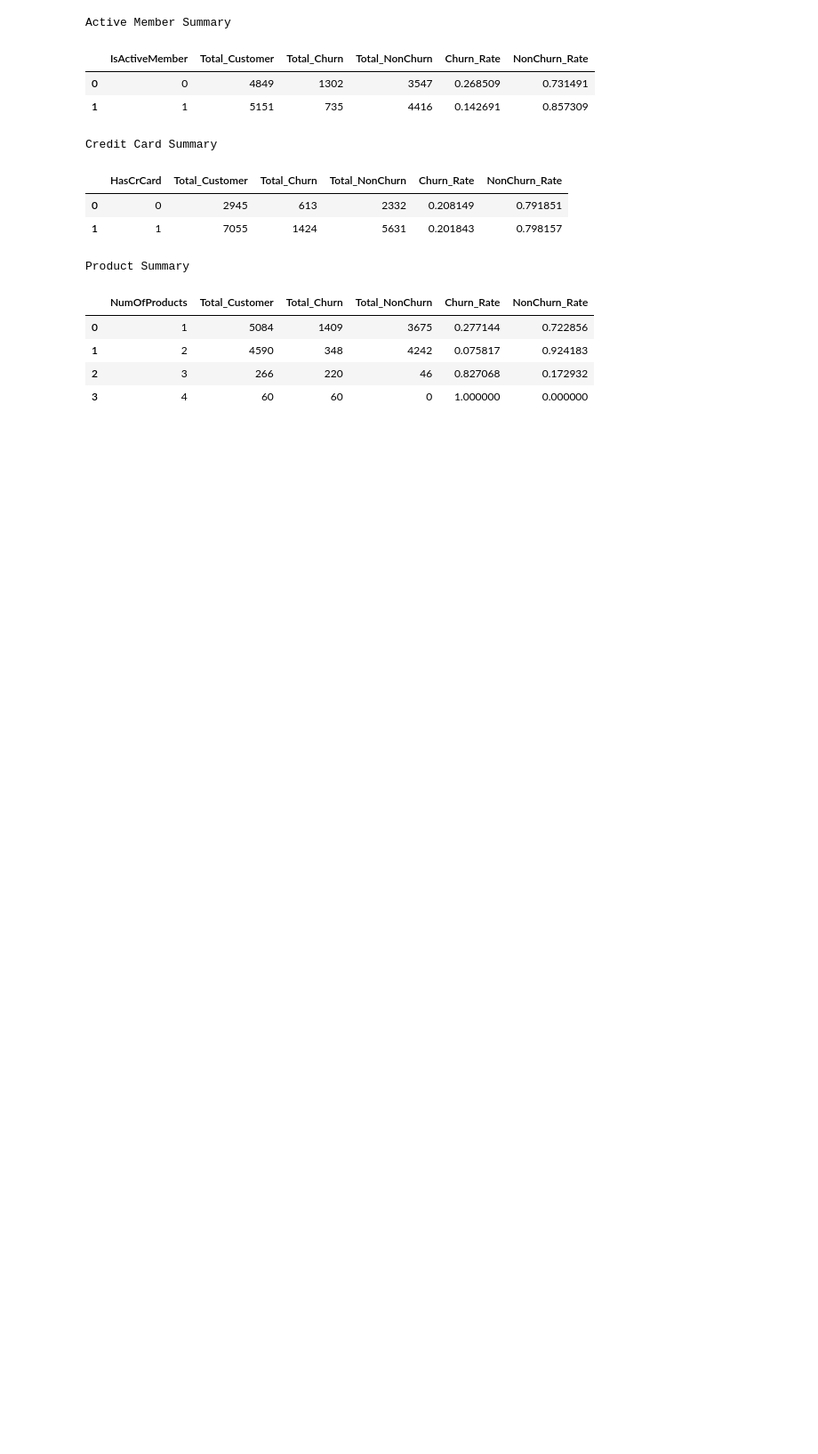
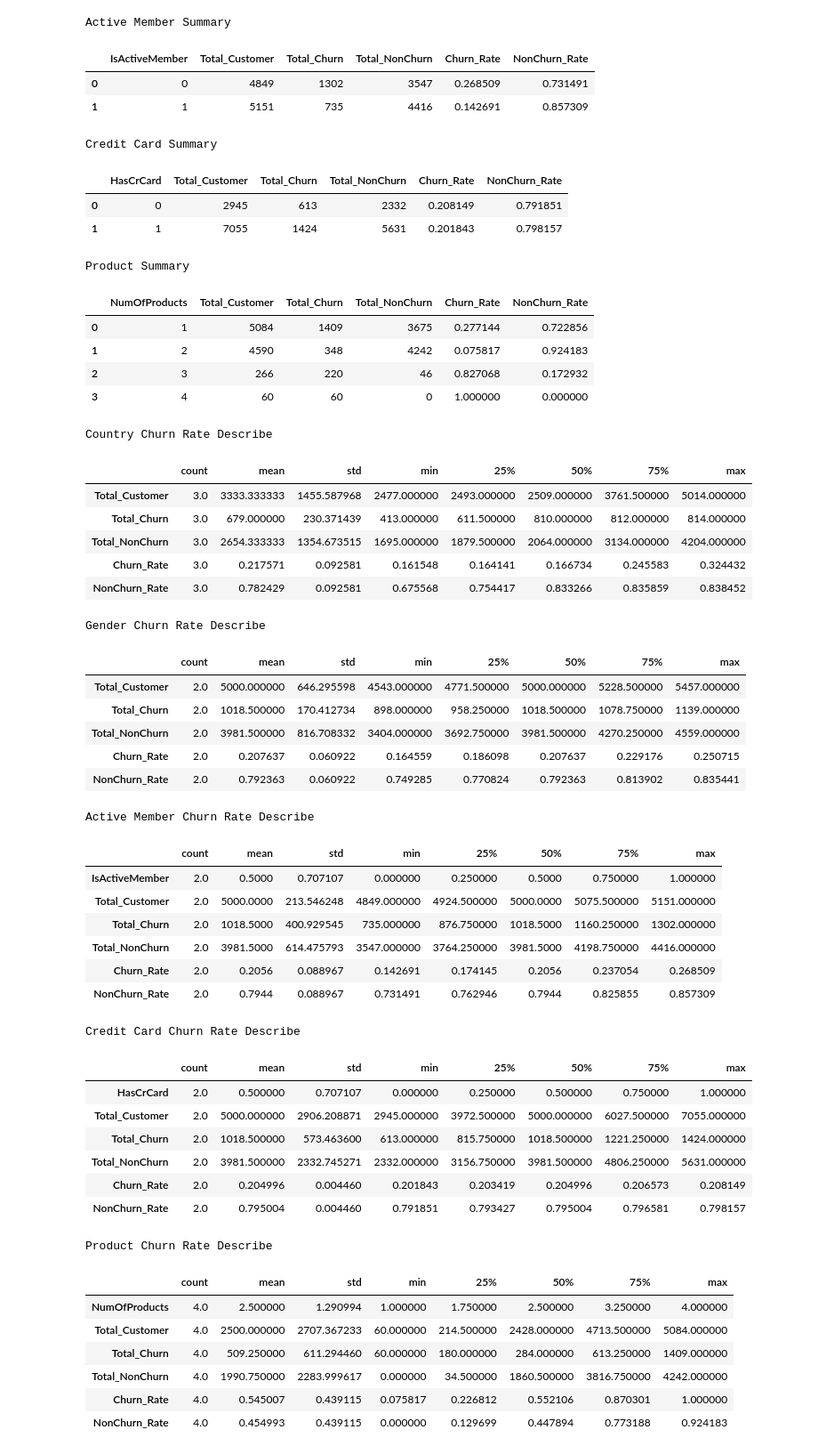
Before and after one commit to kimithora/Tubes-Struktur-Data-Algoritma, a Jupyter notebook: EDAstd.IPYNB, the cells around one changed output. Shown at 89% size. Saved outputs shown, nothing was run; the diff lists cells and outputs as text; code cells hidden in the pictures; blank space fills up the shorter version.

Commit message:
deskrpsi churn rate

```diff
--- a/EDAstd.IPYNB
+++ b/EDAstd.IPYNB
@@ -374,6 +374,60 @@ Product Summary
 | 1 | 2 | 4590 | 348 | 4242 | 0.075817 | 0.924183 |
 | 2 | 3 | 266 | 220 | 46 | 0.827068 | 0.172932 |
 | 3 | 4 | 60 | 60 | 0 | 1.000000 | 0.000000 |
+# %%
+print("\nCountry Churn Rate Describe")
+display(country_summary.describe().T)
+
+print("\nGender Churn Rate Describe")
+display(gender_summary.describe().T)
+
+print("\nActive Member Churn Rate Describe")
+display(active_summary.describe().T)
+
+print("\nCredit Card Churn Rate Describe")
+display(card_summary.describe().T)
+
+print("\nProduct Churn Rate Describe")
+display(product_summary.describe().T)
+# %% [output]
+Country Churn Rate Describe
+|  | count | mean | std | min | 25% | 50% | 75% | max |
+| Total_Customer | 3.0 | 3333.333333 | 1455.587968 | 2477.000000 | 2493.000000 | 2509.000000 | 3761.500000 | 5014.000000 |
+| Total_Churn | 3.0 | 679.000000 | 230.371439 | 413.000000 | 611.500000 | 810.000000 | 812.000000 | 814.000000 |
+| Total_NonChurn | 3.0 | 2654.333333 | 1354.673515 | 1695.000000 | 1879.500000 | 2064.000000 | 3134.000000 | 4204.000000 |
+| Churn_Rate | 3.0 | 0.217571 | 0.092581 | 0.161548 | 0.164141 | 0.166734 | 0.245583 | 0.324432 |
+| NonChurn_Rate | 3.0 | 0.782429 | 0.092581 | 0.675568 | 0.754417 | 0.833266 | 0.835859 | 0.838452 |
+Gender Churn Rate Describe
+|  | count | mean | std | min | 25% | 50% | 75% | max |
+| Total_Customer | 2.0 | 5000.000000 | 646.295598 | 4543.000000 | 4771.500000 | 5000.000000 | 5228.500000 | 5457.000000 |
+| Total_Churn | 2.0 | 1018.500000 | 170.412734 | 898.000000 | 958.250000 | 1018.500000 | 1078.750000 | 1139.000000 |
+| Total_NonChurn | 2.0 | 3981.500000 | 816.708332 | 3404.000000 | 3692.750000 | 3981.500000 | 4270.250000 | 4559.000000 |
+| Churn_Rate | 2.0 | 0.207637 | 0.060922 | 0.164559 | 0.186098 | 0.207637 | 0.229176 | 0.250715 |
+| NonChurn_Rate | 2.0 | 0.792363 | 0.060922 | 0.749285 | 0.770824 | 0.792363 | 0.813902 | 0.835441 |
+Active Member Churn Rate Describe
+|  | count | mean | std | min | 25% | 50% | 75% | max |
+| IsActiveMember | 2.0 | 0.5000 | 0.707107 | 0.000000 | 0.250000 | 0.5000 | 0.750000 | 1.000000 |
+| Total_Customer | 2.0 | 5000.0000 | 213.546248 | 4849.000000 | 4924.500000 | 5000.0000 | 5075.500000 | 5151.000000 |
+| Total_Churn | 2.0 | 1018.5000 | 400.929545 | 735.000000 | 876.750000 | 1018.5000 | 1160.250000 | 1302.000000 |
+| Total_NonChurn | 2.0 | 3981.5000 | 614.475793 | 3547.000000 | 3764.250000 | 3981.5000 | 4198.750000 | 4416.000000 |
+| Churn_Rate | 2.0 | 0.2056 | 0.088967 | 0.142691 | 0.174145 | 0.2056 | 0.237054 | 0.268509 |
+| NonChurn_Rate | 2.0 | 0.7944 | 0.088967 | 0.731491 | 0.762946 | 0.7944 | 0.825855 | 0.857309 |
+Credit Card Churn Rate Describe
+|  | count | mean | std | min | 25% | 50% | 75% | max |
+| HasCrCard | 2.0 | 0.500000 | 0.707107 | 0.000000 | 0.250000 | 0.500000 | 0.750000 | 1.000000 |
+| Total_Customer | 2.0 | 5000.000000 | 2906.208871 | 2945.000000 | 3972.500000 | 5000.000000 | 6027.500000 | 7055.000000 |
+| Total_Churn | 2.0 | 1018.500000 | 573.463600 | 613.000000 | 815.750000 | 1018.500000 | 1221.250000 | 1424.000000 |
+| Total_NonChurn | 2.0 | 3981.500000 | 2332.745271 | 2332.000000 | 3156.750000 | 3981.500000 | 4806.250000 | 5631.000000 |
+| Churn_Rate | 2.0 | 0.204996 | 0.004460 | 0.201843 | 0.203419 | 0.204996 | 0.206573 | 0.208149 |
+| NonChurn_Rate | 2.0 | 0.795004 | 0.004460 | 0.791851 | 0.793427 | 0.795004 | 0.796581 | 0.798157 |
+Product Churn Rate Describe
+|  | count | mean | std | min | 25% | 50% | 75% | max |
+| NumOfProducts | 4.0 | 2.500000 | 1.290994 | 1.000000 | 1.750000 | 2.500000 | 3.250000 | 4.000000 |
+| Total_Customer | 4.0 | 2500.000000 | 2707.367233 | 60.000000 | 214.500000 | 2428.000000 | 4713.500000 | 5084.000000 |
+| Total_Churn | 4.0 | 509.250000 | 611.294460 | 60.000000 | 180.000000 | 284.000000 | 613.250000 | 1409.000000 |
+| Total_NonChurn | 4.0 | 1990.750000 | 2283.999617 | 0.000000 | 34.500000 | 1860.500000 | 3816.750000 | 4242.000000 |
+| Churn_Rate | 4.0 | 0.545007 | 0.439115 | 0.075817 | 0.226812 | 0.552106 | 0.870301 | 1.000000 |
+| NonChurn_Rate | 4.0 | 0.454993 | 0.439115 | 0.000000 | 0.129699 | 0.447894 | 0.773188 | 0.924183 |
 # %%
 plt.figure(figsize=(6,6))
 
```
Also changed, not shown: parts of 13 cells of this notebook.
